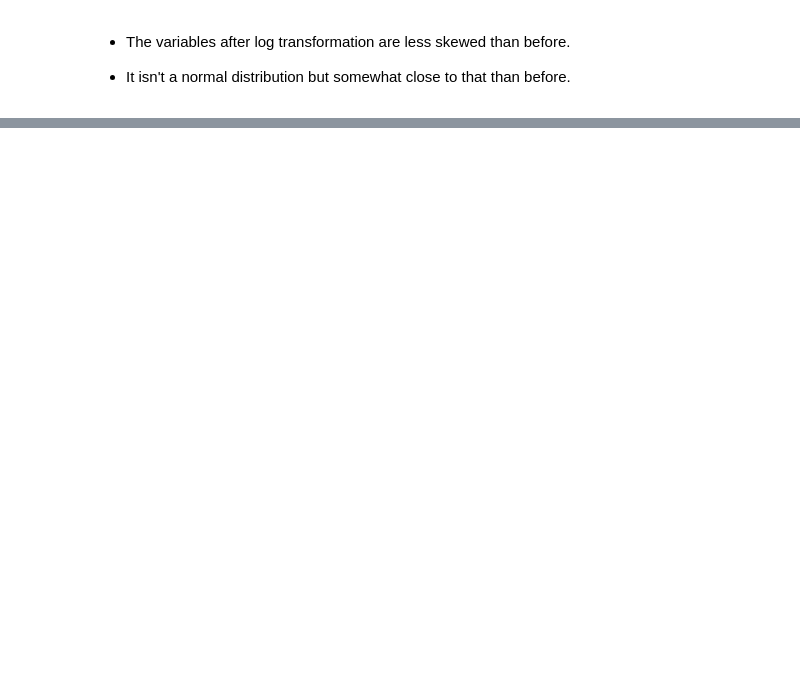
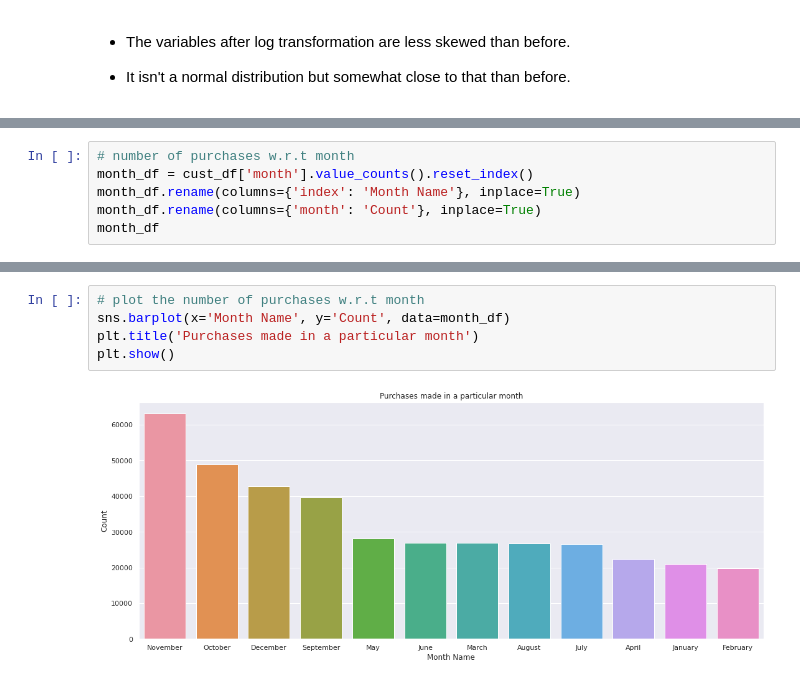
Before and after one commit to Rudrajit12/Online-Retail-Customer-Segmentation, a Jupyter notebook: Online_Retail_Customer_Segmentation_Capstone_Project.ipynb, the cells around one changed output, grey strips where cells are left out. Saved outputs shown, nothing was run; the diff lists cells and outputs as text; blank space fills up the shorter version.

```diff
--- a/Online_Retail_Customer_Segmentation_Capstone_Project.ipynb
+++ b/Online_Retail_Customer_Segmentation_Capstone_Project.ipynb
@@ -602,0 +649,6 @@ cust_df.head()
+# %%
+# number of purchases w.r.t month
+month_df = cust_df['month'].value_counts().reset_index()
+month_df.rename(columns={'index': 'Month Name'}, inplace=True)
+month_df.rename(columns={'month': 'Count'}, inplace=True)
+month_df
@@ -602,0 +669,7 @@ cust_df.head()
+# %%
+# plot the number of purchases w.r.t month
+sns.barplot(x='Month Name', y='Count', data=month_df)
+plt.title('Purchases made in a particular month')
+plt.show()
+# %% [output]
+[figure, added]
```
Also changed, not shown: parts of 30 cells of this notebook.
